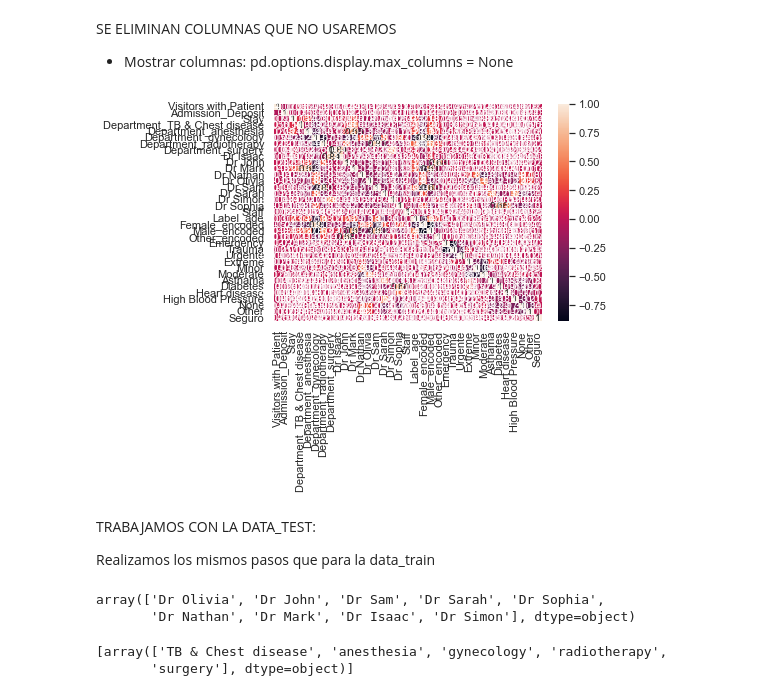
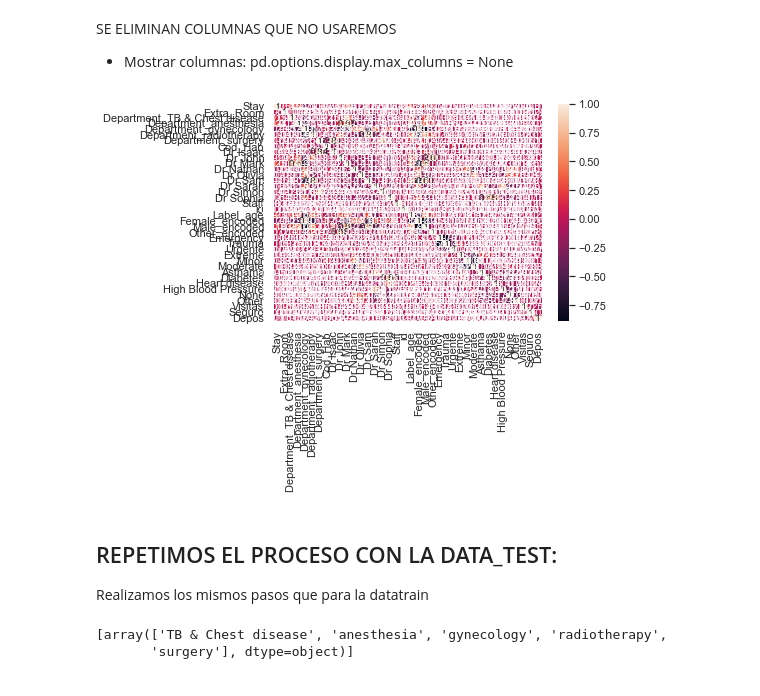
Before and after one commit to rafael1294/Machine-Learning-Project, a Jupyter notebook: Proyecto.ipynb, the cells around one changed output. Cells and saved outputs as stored; diff of their text form; code cells hidden in the pictures.

```diff
--- a/Proyecto.ipynb
+++ b/Proyecto.ipynb
@@ -343,6 +369,7 @@ COLUMMNA 12: Visitors with Patient: Cantidad de visitantes registrados para el p
 
 # La cantidad de visitas puede ser un factor importante en la
 # pronta recuperación del paciente
+datatrain["Visitas"]=datatrain["Visitors with Patient"]
 # %% [markdown]
 COLUMMNA 13: Insurance: Indica si la persona posee o no seguro de salud.
 # %%
@@ -353,16 +380,14 @@ datatrain["Seguro"] = age_enc.transform(datatrain['Insurance'])
 # %% [markdown]
 COLUMNA 14: Admission_Deposit: Pago realizado a nombre del paciente, con el fin de cubrir los costos iniciales de internación.
 # %%
-# Financiamiento importante para paliar la compra
-# de algo imprevisto
+# Financiamiento importante para paliar los gastos por algun imprevisto o necesidad.
+datatrain["Depos"]=datatrain["Admission_Deposit"]
 # %% [markdown]
 SE ELIMINAN COLUMNAS QUE NO USAREMOS
 - Mostrar columnas: pd.options.display.max_columns = None
 # %%
 # Eliminamos columnas cambiadas
-data_total0=datatrain.drop(columns=list(datatrain.columns)[0:11])
+data_total=datatrain.drop(columns=list(datatrain.columns)[0:15])
-# %%
-data_total=data_total0.drop(columns=["Insurance","Stay (in days)"])
 # %%
 # Generamos la datax sin la columna "Stay"
 data_x=data_total.drop(columns=["Stay"])
@@ -372,20 +397,16 @@ data_y=data_total["Stay"]
 # %%
 # Generamos un heatmap para verificar las correlaciones
 corr = data_total.corr()
-sns.set(rc = {'figure.figsize':(35,35)})
+sns.set(rc = {'figure.figsize':(40,40)})
 sns.heatmap(corr,
         xticklabels=corr.columns,
         yticklabels=corr.columns,
         annot=True);
 # %% [output]
-[figure, old version]
+[figure, new version]
 # %% [markdown]
-TRABAJAMOS CON LA DATA_TEST:
+## REPETIMOS EL PROCESO CON LA DATA_TEST:
 
-Realizamos los mismos pasos que para la data_train
+Realizamos los mismos pasos que para la datatrain
 # %%
 data_test = pd.read_csv('hospitalizaciones_test.csv')
-data_test.doctor_name.unique()
-# %% [output]
-array(['Dr Olivia', 'Dr John', 'Dr Sam', 'Dr Sarah', 'Dr Sophia',
-       'Dr Nathan', 'Dr Mark', 'Dr Isaac', 'Dr Simon'], dtype=object)
```
Also changed, not shown: parts of 69 cells of this notebook, 3 other files.
